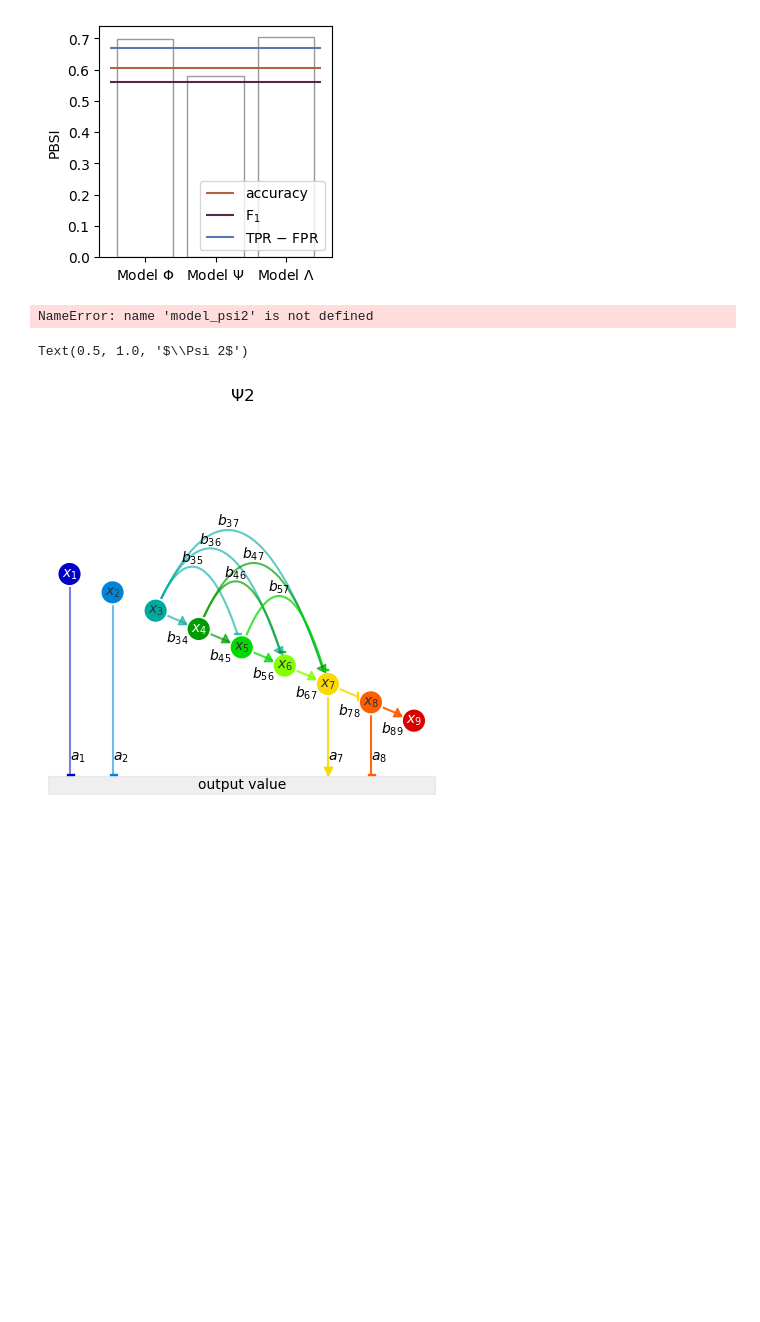
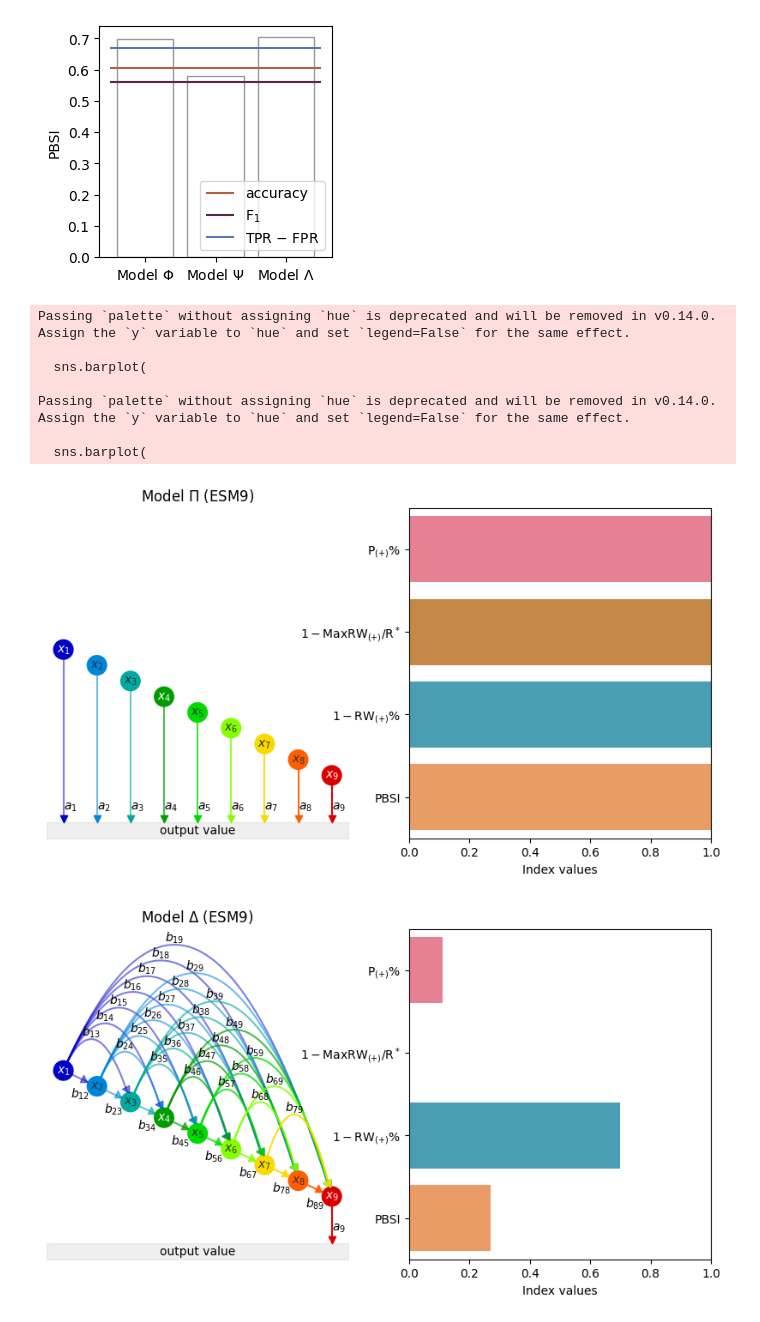
Before and after one commit to yo-aka-gene/WhyDOE, a Jupyter notebook: jupyternb/cai_validation_esm9_dev.ipynb, the cells around one changed output. Drawn from its saved outputs; the diff is of its cells as text; code cells hidden in the pictures; blank space fills up the shorter version.

Commit message:
:sparkles: add cross-validation, logistic regression, and new simulations designed based on PBSI

```diff
--- a/jupyternb/cai_validation_esm9_dev.ipynb
+++ b/jupyternb/cai_validation_esm9_dev.ipynb
@@ -406,0 +333,7 @@ fig.savefig(f"{outputdir}/test9_auc_arithmetic", **kwarg_savefig)
+# %%
+arr_condition = np.vstack([
+    arr_bool for arr_bool in map(
+        lambda lst_bool: np.array(lst_bool),
+        product(*[[True, False]] * 6)
+    ) if arr_bool.sum() > 1
+])
@@ -580,7 +942,0 @@ model_lambda = np.array([
-# %%
-def pbsi(arr):
-    return np.mean([
-        positive_pathway_coverage(arr),
-        1 - max_positive_edge_density(arr),
-        1 - mean_positive_edge_density(arr)
-    ])
@@ -621,0 +956,6 @@ sns.heatmap(
+# %%
+pbsi_features = [
+    'positive_pathway_coverage',
+    'max_positive_edge_density',
+    'mean_positive_edge_density',
+]
@@ -764,4 +1206,0 @@ model_psi2 = np.array([
-# %%
-pbsi(model_psi2)
-# %% [output]
-NameError: name 'model_psi2' is not defined
@@ -770,13 +1246,43 @@ from doe_modules.simulation import Test9
 # %%
-fig, ax = plt.subplots(figsize=(5, 5))
+for k, model_arr in {"p": p1_arr, "c": c_arr}.items():
 
-esm9 = Test9(
-    edge_assignsment=model_psi2,
-)
+    fig, ax = plt.subplots(1, 2, figsize=(10, 5))
 
-esm9.plot(ax=ax)
+    esm9 = Test9(
+        edge_assignment=model_arr,
+    )
 
-ax.set_title("$\Psi 2$")
+    esm9.plot(ax=ax[0])
+
+    ax[0].set_title(
+        ["Model $\Pi$ (ESM9)", "Model $\Delta$ (ESM9)", "Model P2 (ESM9)"][model_arr[9:].mean().astype(int)]
+    )
+
+    sns.barplot(
+        data=pd.DataFrame({
+            "scores": [
+                positive_pathway_coverage(model_arr),
+                1 - max_positive_edge_density(model_arr),
+                1 - mean_positive_edge_density(model_arr),
+                pbsi(model_arr)
+            ],
+            "": [
+                "$1-$" + feat_names_short[k] if k in negs else feat_names_short[k] for k in pbsi_features
+            ] + ["PBSI"]
+        }),
+        y="", x="scores", palette=[fixed_cmap[k] for k in pbsi_features] + [fixed_cmap["arithmetic12"]]
+    )
+
+    ax[1].set(xlim=(0, 1), xlabel="Index values")
+
+    fig.savefig(f"{outputdir}/sim_model_{k}", **kwarg_savefig)
 # %% [output]
-Text(0.5, 1.0, '$\\Psi 2$')
+Passing `palette` without assigning `hue` is deprecated and will be removed in v0.14.0. Assign the `y` variable to `hue` and set `legend=False` for the same effect.
+
+  sns.barplot(
+
+Passing `palette` without assigning `hue` is deprecated and will be removed in v0.14.0. Assign the `y` variable to `hue` and set `legend=False` for the same effect.
+
+  sns.barplot(
-[figure, old version]
+[figure, new version]
+[figure, added]
```
Also changed, not shown: parts of 49 cells of this notebook, 13 other files.
